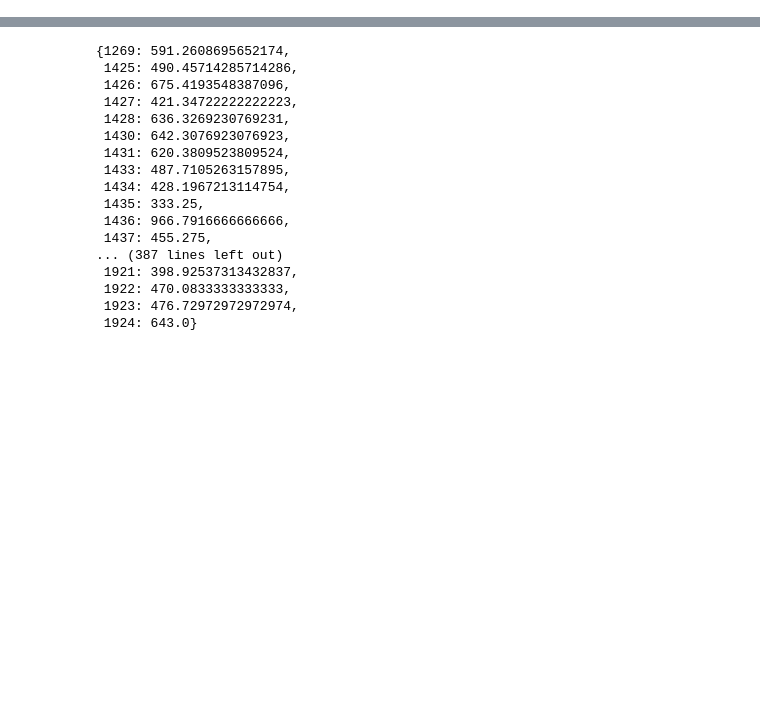
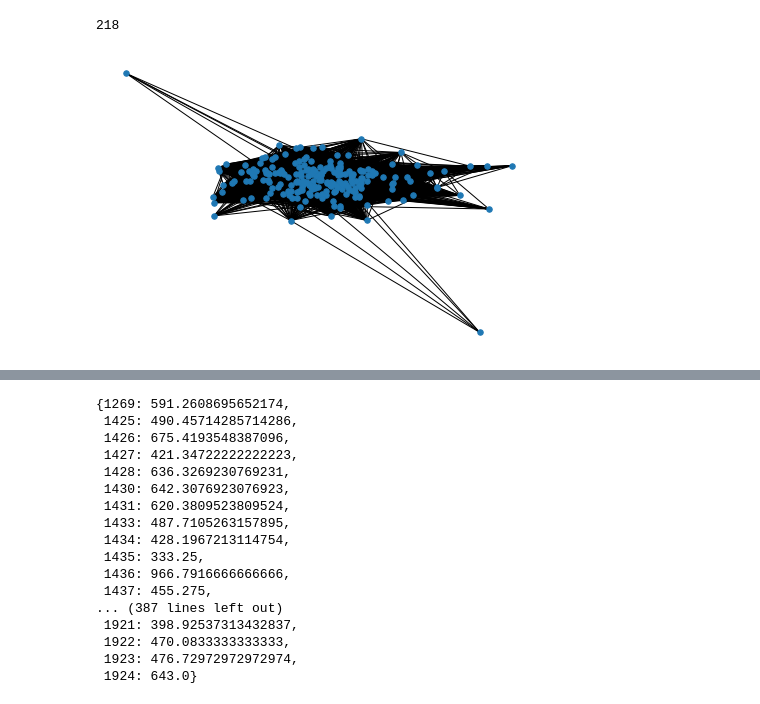
Before and after one commit to AntonioLonga/SocioPatternsExperiments, a Jupyter notebook: socioPatterns/Explore Data.ipynb, the cells around one changed output, grey strips where cells are left out. Saved outputs shown, nothing was run; the diff lists cells and outputs as text; code cells hidden in the pictures; blank space fills up the shorter version.

```diff
--- a/socioPatterns/Explore Data.ipynb
+++ b/socioPatterns/Explore Data.ipynb
@@ -66,0 +162,6 @@ ut.plot_graphs(graphs,splitted_data,pos)
+# %%
+nx.draw(G3,pos=nx.spring_layout(G3),node_size=30)
+len(G3)
+# %% [output]
+218
+[figure, added]
```
Also changed, not shown: parts of 19 cells of this notebook, 15 other files.
